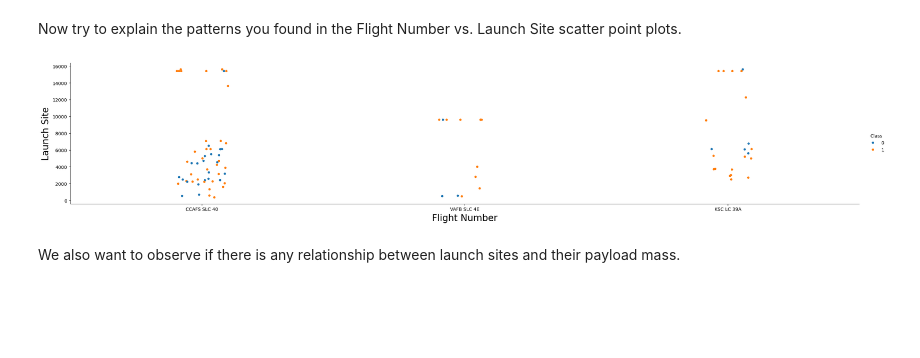
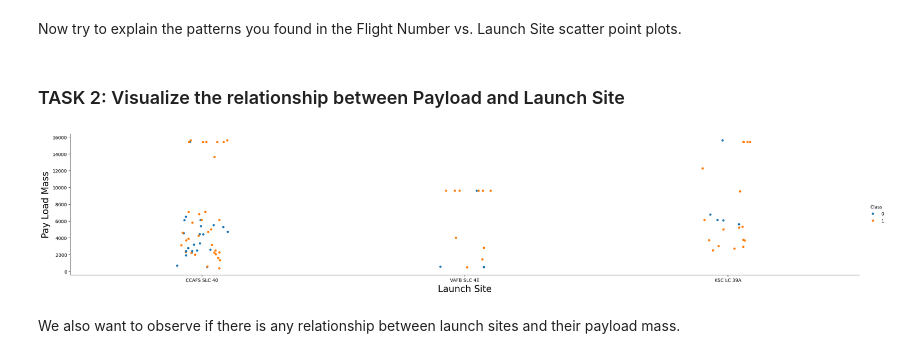
Before and after one commit to alejo1630/IBM_Capstone_Project, a Jupyter notebook: Python Files/5. edadataviz.ipynb, the cells around one changed output. Saved outputs shown, nothing was run; the diff lists cells and outputs as text; code cells hidden in the pictures; blank space fills up the shorter version.

```diff
--- a/Python Files/5. edadataviz.ipynb
+++ b/Python Files/5. edadataviz.ipynb
@@ -54,13 +54,13 @@ import seaborn as sns
 # %% [markdown]
 First, let's read the SpaceX dataset into a Pandas dataframe and print its summary
 # %%
-from js import fetch
-import io
+# from js import fetch
+# import io
 
 URL = "https://cf-courses-data.s3.us.cloud-object-storage.appdomain.cloud/IBM-DS0321EN-SkillsNetwork/datasets/dataset_part_2.csv"
-resp = await fetch(URL)
-dataset_part_2_csv = io.BytesIO((await resp.arrayBuffer()).to_py())
-df=pd.read_csv(dataset_part_2_csv)
+# resp = await fetch(URL)
+# dataset_part_2_csv = io.BytesIO((await resp.arrayBuffer()).to_py())
+df=pd.read_csv(URL)
 df.head(5)
 # %% [output]
 |  | FlightNumber | Date | BoosterVersion | PayloadMass | Orbit | LaunchSite | Outcome | Flights | GridFins | ... |
@@ -99,12 +98,13 @@ Use the function <code>catplot</code> to plot <code>FlightNumber</code> vs <code
 # %% [markdown]
 Now try to explain the patterns you found in the Flight Number vs. Launch Site scatter point plots.
+# %% [markdown]
+### TASK 2: Visualize the relationship between Payload and Launch Site
 # %%
-### TASK 2: Visualize the relationship between Payload and Launch Site
 sns.catplot(y="PayloadMass", x="LaunchSite", hue="Class", data=df, aspect = 5)
-plt.xlabel("Flight Number",fontsize=20)
-plt.ylabel("Launch Site",fontsize=20)
+plt.xlabel("Launch Site",fontsize=20)
+plt.ylabel("Pay Load Mass",fontsize=20)
 plt.show()
 # %% [output]
-[figure, old version]
+[figure, new version]
 # %% [markdown]
 We also want to observe if there is any relationship between launch sites and their payload mass.
```
Also changed, not shown: parts of 24 cells of this notebook, 6 other files.
